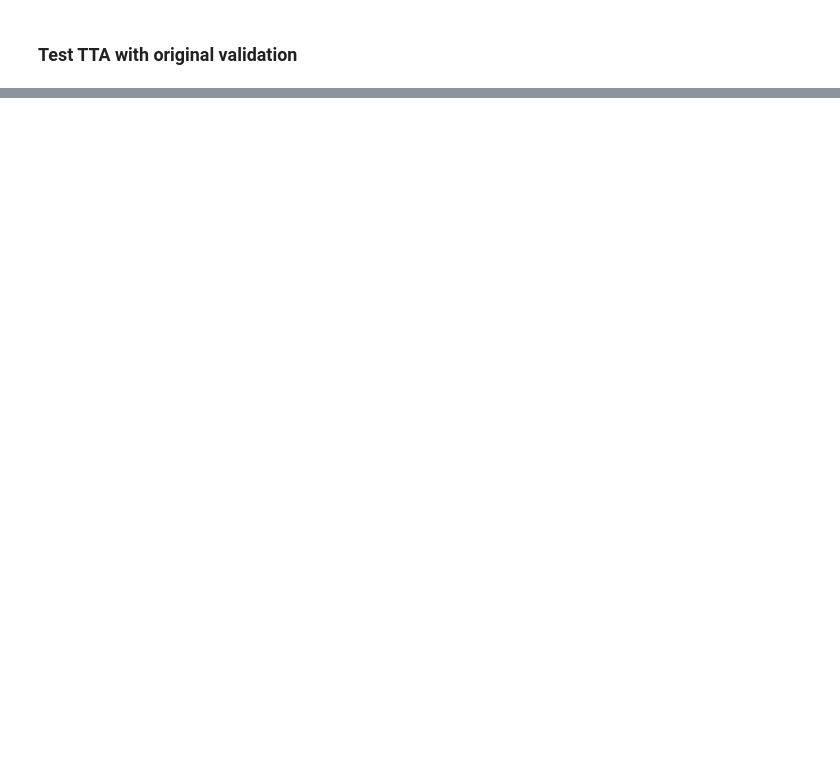
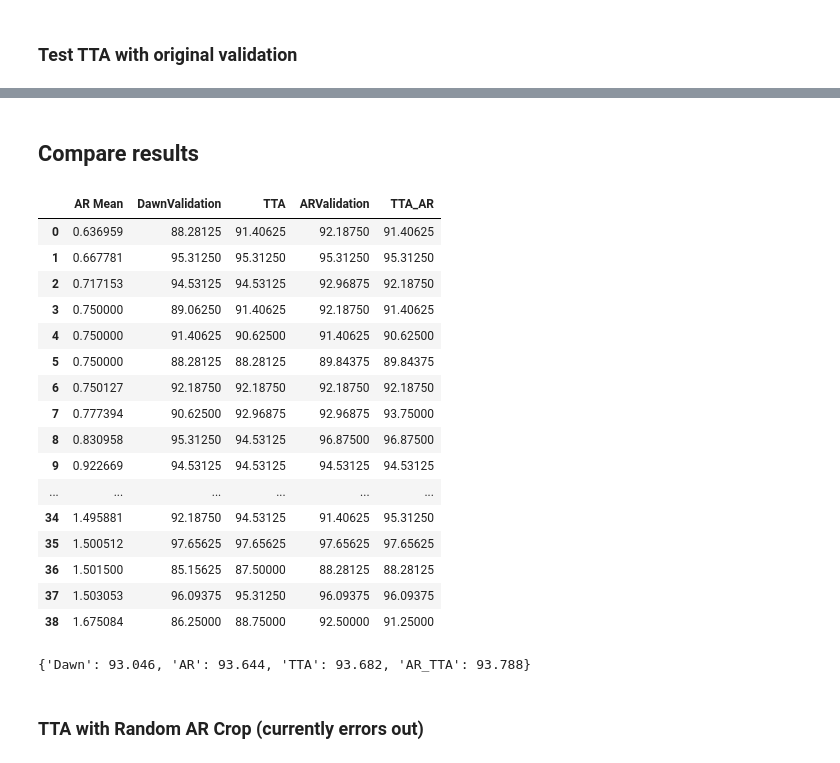
Before and after one commit to bearpelican/imagenet-fast, a Jupyter notebook: imagenet_nv/AspectRatioValidationComparison.ipynb, the cells around one changed output, grey strips where cells are left out. Saved outputs shown, nothing was run; the diff lists cells and outputs as text; code cells hidden in the pictures; blank space fills up the shorter version.

Commit message:
Re-running tests with TTA

```diff
--- a/imagenet_nv/AspectRatioValidationComparison.ipynb
+++ b/imagenet_nv/AspectRatioValidationComparison.ipynb
@@ -330,8 +388,10 @@ aug_loader = torch.utils.data.DataLoader(
     aug_dataset, batch_size=val_bs, shuffle=False,
     num_workers=workers, pin_memory=True, sampler=val_sampler_ar)
 
+val_ar_tfms = [transforms.Resize(int(target_size*1.14)), ArCropTfm(idx2ar, target_size)]
+val_dataset_ar_rs = ValDataset(valdir, val_ar_tfms+tensor_tfm)
 val_loader = torch.utils.data.DataLoader(
-    val_dataset, batch_size=val_bs, shuffle=False,
+    val_dataset_ar_rs, batch_size=val_bs, shuffle=False,
     num_workers=workers, pin_memory=True, sampler=val_sampler_ar)
 # %%
-validate(val_loader, model, criterion, aug_loader=aug_loader, num_augmentations=4)
+tta_ar_rs_prec5 = validate(val_loader, model, criterion, aug_loader=aug_loader, num_augmentations=4)
@@ -374,3 +416,44 @@ tta(val_loader, aug_loader, model, criterion, 0, start_time)
+# %% [markdown]
+## Compare results
+# %%
+ar_batch_means = [np.array(c).mean() for c in chunks(ar_means, 10)]
+# %%
+d = {
+    'AR Mean': ar_batch_means[:-1],
+    'DawnValidation': orig_prec5,
+    'TTA': tta_prec5,
+    'ARValidation': ar_rs_prec5,
+    'TTA_AR': tta_ar_rs_prec5
+#     'Difference': np.array(ar_rs_prec5)-np.array(orig_prec5)
+}
+df = pd.DataFrame(data=d);
+df.to_csv('ar_tests_tta.csv')
+# %%
+df = pd.read_csv('ar_tests_tta.csv', index_col=0); df
+# %% [output]
+|  | AR Mean | DawnValidation | TTA | ARValidation | TTA_AR |
+| 0 | 0.636959 | 88.28125 | 91.40625 | 92.18750 | 91.40625 |
+| 1 | 0.667781 | 95.31250 | 95.31250 | 95.31250 | 95.31250 |
+| 2 | 0.717153 | 94.53125 | 94.53125 | 92.96875 | 92.18750 |
+| 3 | 0.750000 | 89.06250 | 91.40625 | 92.18750 | 91.40625 |
+| 4 | 0.750000 | 91.40625 | 90.62500 | 91.40625 | 90.62500 |
+| 5 | 0.750000 | 88.28125 | 88.28125 | 89.84375 | 89.84375 |
+| 6 | 0.750127 | 92.18750 | 92.18750 | 92.18750 | 92.18750 |
+| 7 | 0.777394 | 90.62500 | 92.96875 | 92.96875 | 93.75000 |
+| 8 | 0.830958 | 95.31250 | 94.53125 | 96.87500 | 96.87500 |
+| 9 | 0.922669 | 94.53125 | 94.53125 | 94.53125 | 94.53125 |
+| ... | ... | ... | ... | ... | ... |
+| 34 | 1.495881 | 92.18750 | 94.53125 | 91.40625 | 95.31250 |
+| 35 | 1.500512 | 97.65625 | 97.65625 | 97.65625 | 97.65625 |
+| 36 | 1.501500 | 85.15625 | 87.50000 | 88.28125 | 88.28125 |
+| 37 | 1.503053 | 96.09375 | 95.31250 | 96.09375 | 96.09375 |
+| 38 | 1.675084 | 86.25000 | 88.75000 | 92.50000 | 91.25000 |
+# %%
+{'Dawn': 93.046, 'AR': 93.644, 'TTA': 93.682, 'AR_TTA': 93.788}
+# %% [output]
+{'Dawn': 93.046, 'AR': 93.644, 'TTA': 93.682, 'AR_TTA': 93.788}
+# %% [markdown]
+### TTA with Random AR Crop (currently errors out)
 # %%
 %pdb on
 # %%
```
Also changed, not shown: parts of 25 cells of this notebook, 3 other files.
